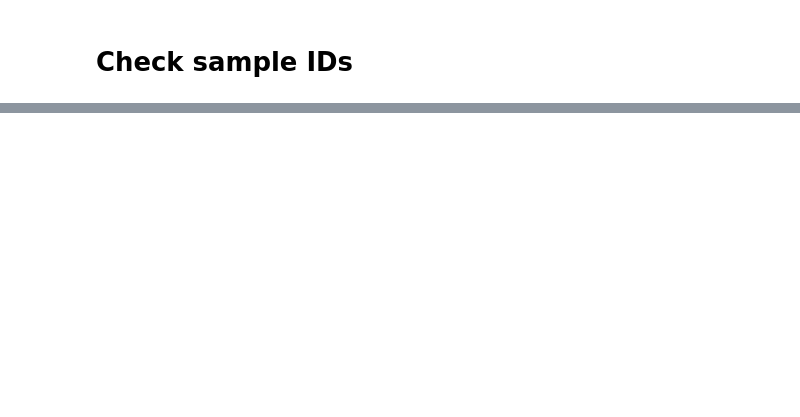
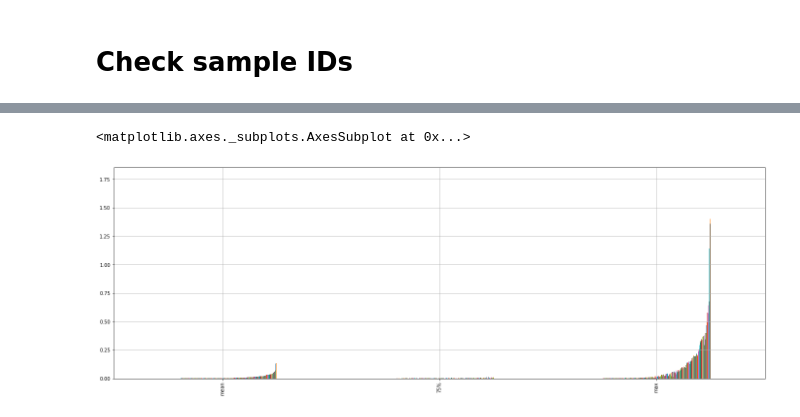
Before and after one commit to ahsanMah/interpretDL, a Jupyter notebook: ASD/lrp_comparisons.ipynb, the cells around one changed output, grey strips where cells are left out. Drawn from its saved outputs; the diff is of its cells as text; code cells hidden in the pictures; blank space fills up the shorter version.

```diff
--- a/ASD/lrp_comparisons.ipynb
+++ b/ASD/lrp_comparisons.ipynb
@@ -203,0 +300,4 @@ PPV: 0.4872
+# %%
+HR_pipeline=pipeline
+# %%
+HR_pipeline.train_clusterer()
@@ -203,0 +330,8 @@ PPV: 0.4872
+# %%
+HR_risk_labels = pd.Series(HR_enc_labels[:,0], dtype=int, index=HR_analysis_labels.index)
+
+reindexed_labels = HR_risk_labels.iloc[HR_pipeline.testing_idxs]
+correct_idxs = HR_pipeline.correct_preds_bool_arr
+_correct = HR_analysis_labels.loc[reindexed_labels[correct_idxs].index]
+HR_correct = _correct[_correct["ASD_DX_group"]=="ASD"]
+HR_correct
@@ -278,0 +385,10 @@ PPV: 0.4828
+# %%
+HR_idx = HR_correct.index
+LR_idx = LR_correct.index
+
+common_idxs = HR_idx.intersection(LR_idx)
+LR_lrp = pd.DataFrame(LR_pipeline.training_lrp[LR_correct.index.isin(common_idxs)], columns=train_data.columns)
+HR_lrp = pd.DataFrame(HR_pipeline.training_lrp[HR_correct.index.isin(common_idxs)], columns=train_data.columns)
+
+print(common_idxs.shape)
+common_idxs
@@ -278,0 +402,8 @@ PPV: 0.4828
+# %%
+metrics_ = LR_lrp.describe().loc[["mean","75%","max"]]
+
+srtd_metrics = metrics_.sort_values(by=["mean"], axis=1)
+srtd_metrics.plot(kind="bar", figsize=(24,8), legend=False, grid=True)
+# %% [output]
+<matplotlib.axes._subplots.AxesSubplot at 0x...>
+[figure, added]
```
Also changed, not shown: parts of 40 cells of this notebook.
